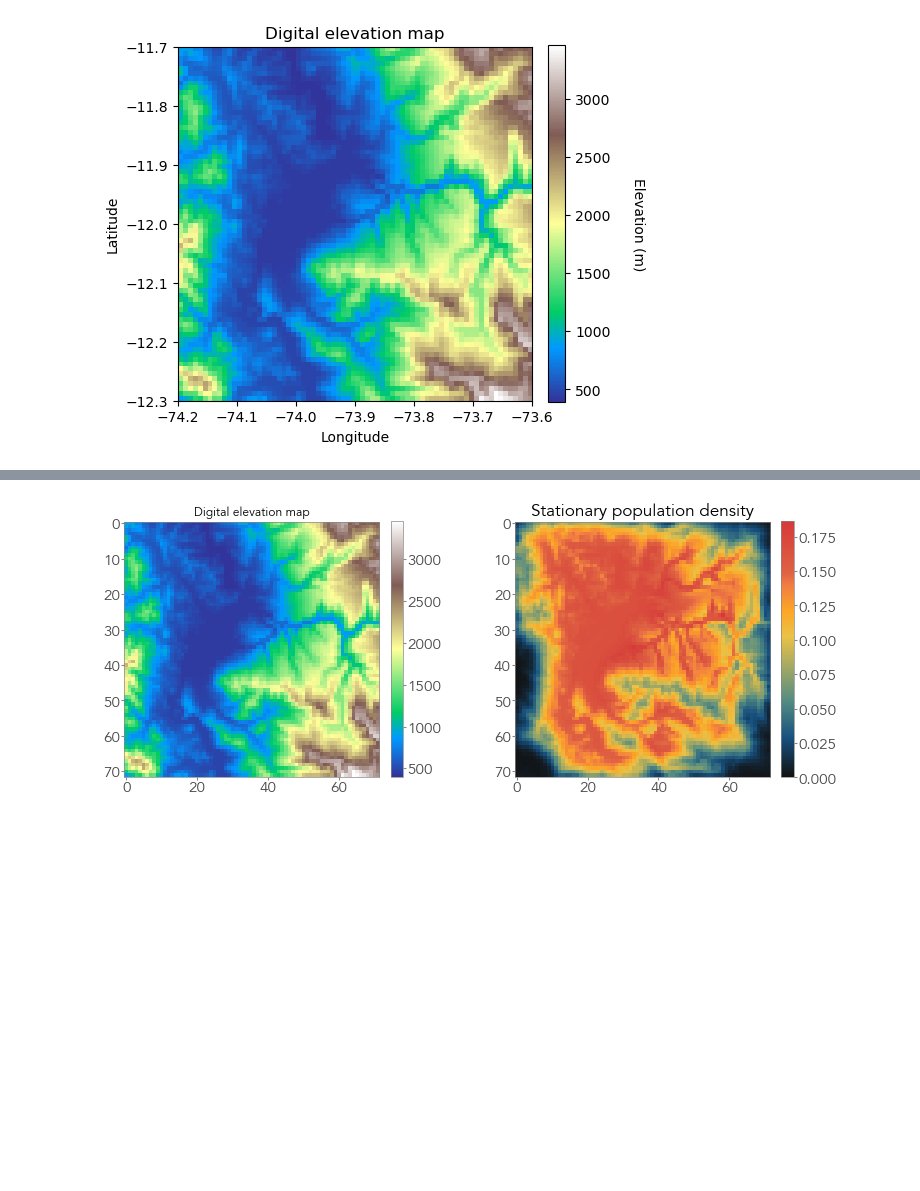
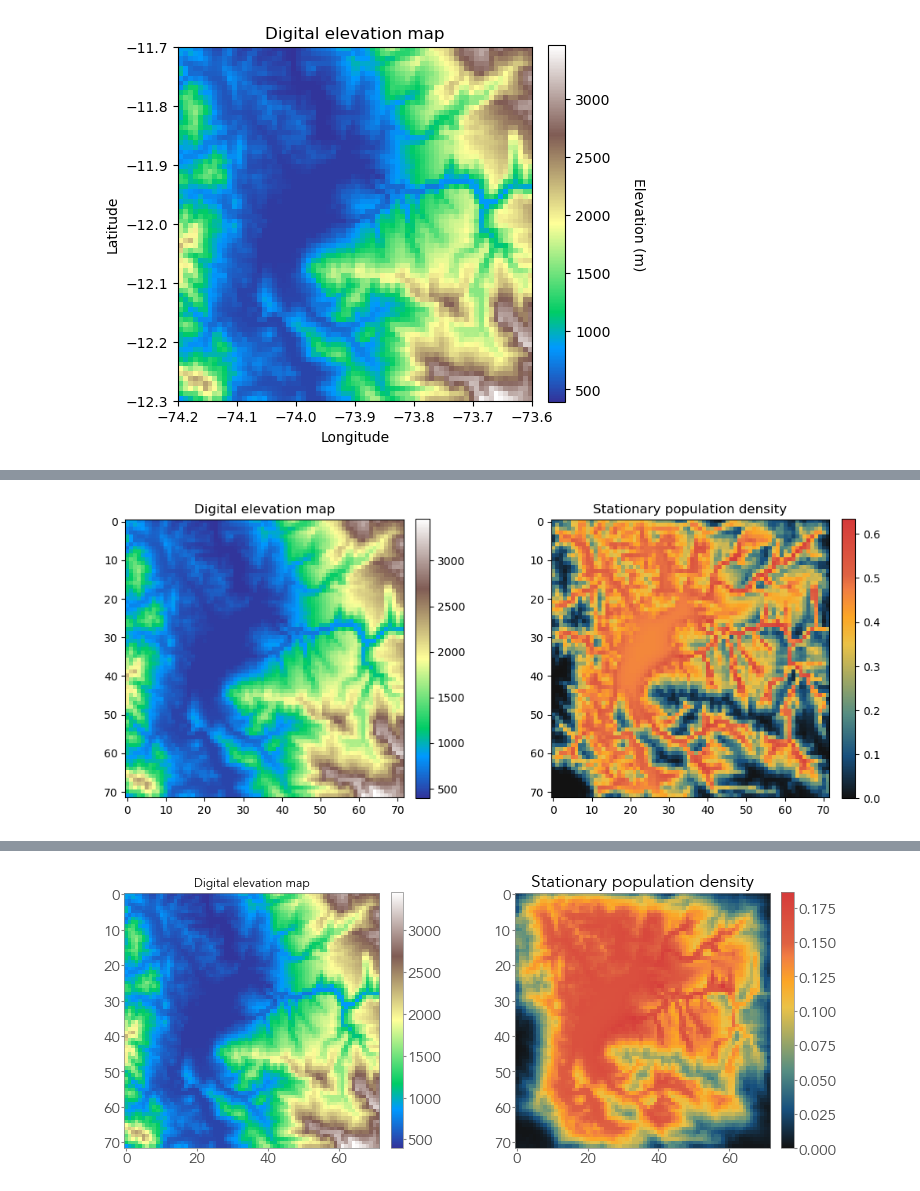
Before and after one commit to giorgionicoletti/MicroscopicDispersalModel, a Jupyter notebook: example_notebooks/TopographicLandscapes.ipynb, the cells around one changed output, grey strips where cells are left out. Saved outputs shown, nothing was run; the diff lists cells and outputs as text; code cells hidden in the pictures; blank space fills up the shorter version.

```diff
--- a/example_notebooks/TopographicLandscapes.ipynb
+++ b/example_notebooks/TopographicLandscapes.ipynb
@@ -70,0 +139,25 @@ K_SouthAmerica = model.find_effective_kernel_nb(f, xi, Dmatrix, undirected = Fal
+# %%
+f = 0.3
+xi = 2
+
+K_SouthAmerica = model.find_effective_kernel_nb(f, xi, Dmatrix, undirected = False,
+                                                Laplacian = Laplacian, L_eigvals = L_eigvals, V = V, V_inv = V_inv)
+# %%
+NDyn = Dmatrix.shape[0]
+
+Nsteps = 20001
+dt = 1e-2
+cvec = np.ones(NDyn)*1
+evec = np.ones(NDyn)*1
+
+Time = np.arange(0, Nsteps*dt, dt)
+
+rho_0 = np.zeros(NDyn)
+rho_0[0] = 1
+# %%
+rho_SouthAmerica = model.simulate(NDyn, Nsteps, dt, K_SouthAmerica, cvec, evec, rho0 = rho_0, check_stationary = True)
+# %%
+fig, ax = rivernets.plot_DEM_statpop(dem_SouthAmerica, rho_SouthAmerica, vmin = 0)
+plt.show()
+# %% [output]
+[figure, added]
```
Also changed, not shown: parts of 24 cells of this notebook, 3 other files.
